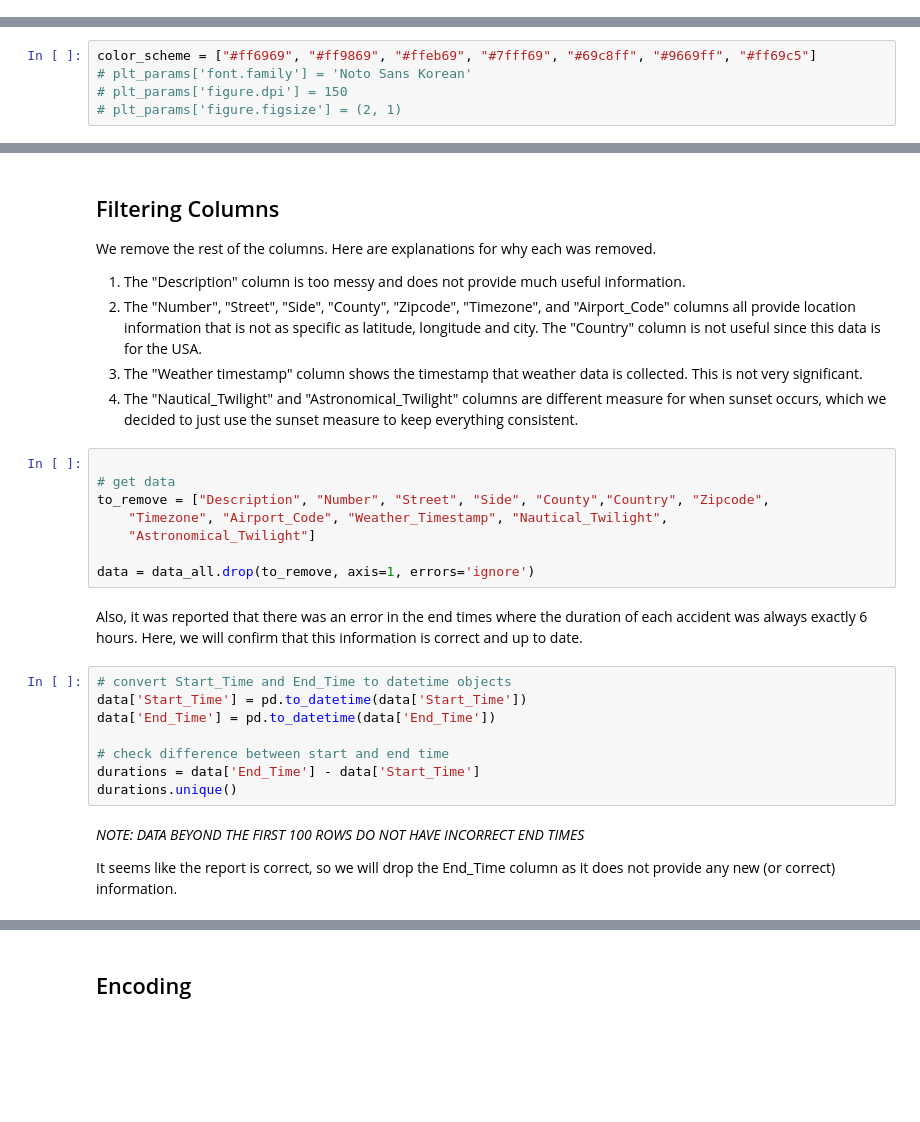
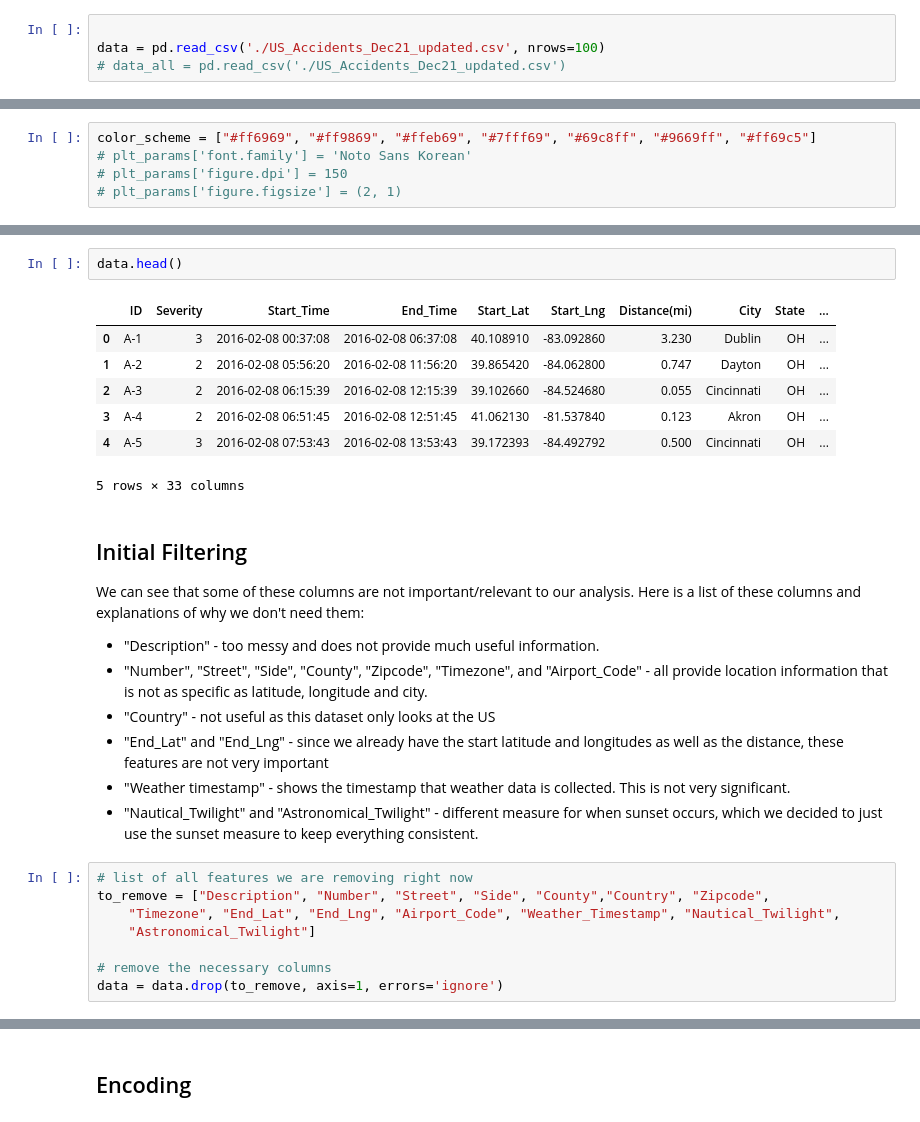
Before and after one commit to kashishpt/CMSC320FinalProject, a Jupyter notebook: main.ipynb, the cells around one changed output, grey strips where cells are left out. Cells and saved outputs as stored; diff of their text form; blank space fills up the shorter version.

```diff
--- a/main.ipynb
+++ b/main.ipynb
@@ -46,0 +48,4 @@ data_all.head()
+# %%
+
+data = pd.read_csv('./US_Accidents_Dec21_updated.csv', nrows=100)
+# data_all = pd.read_csv('./US_Accidents_Dec21_updated.csv')
@@ -55,29 +75,29 @@ The above dataframe has 47 columns. We will not be using all of these columns. H
+# %%
+data.head()
+# %% [output]
+|  | ID | Severity | Start_Time | End_Time | Start_Lat | Start_Lng | Distance(mi) | City | State | ... |
+| 0 | A-1 | 3 | 2016-02-08 00:37:08 | 2016-02-08 06:37:08 | 40.108910 | -83.092860 | 3.230 | Dublin | OH | ... |
+| 1 | A-2 | 2 | 2016-02-08 05:56:20 | 2016-02-08 11:56:20 | 39.865420 | -84.062800 | 0.747 | Dayton | OH | ... |
+| 2 | A-3 | 2 | 2016-02-08 06:15:39 | 2016-02-08 12:15:39 | 39.102660 | -84.524680 | 0.055 | Cincinnati | OH | ... |
+| 3 | A-4 | 2 | 2016-02-08 06:51:45 | 2016-02-08 12:51:45 | 41.062130 | -81.537840 | 0.123 | Akron | OH | ... |
+| 4 | A-5 | 3 | 2016-02-08 07:53:43 | 2016-02-08 13:53:43 | 39.172393 | -84.492792 | 0.500 | Cincinnati | OH | ... |
+5 rows × 33 columns
 # %% [markdown]
-## Filtering Columns
-We remove the rest of the columns. Here are explanations for why each was removed.
-1. The "Description" column is too messy and does not provide much useful information.
-2. The "Number", "Street", "Side", "County", "Zipcode", "Timezone", and "Airport_Code" columns all provide location information that is not as specific as latitude, longitude and city. The "Country" column is not useful since this data is for the USA.
-3. The "Weather timestamp" column shows the timestamp that weather data is collected. This is not very significant.
-4. The "Nautical_Twilight" and "Astronomical_Twilight" columns are different measure for when sunset occurs, which we decided to just use the sunset measure to keep everything consistent.
+## Initial Filtering
+
+We can see that some of these columns are not important/relevant to our analysis. Here is a list of these columns and explanations of why we don't need them:
+
+- "Description" - too messy and does not provide much useful information.
+- "Number", "Street", "Side", "County", "Zipcode", "Timezone", and "Airport_Code" - all provide location information that is not as specific as latitude, longitude and city.
+- "Country" - not useful as this dataset only looks at the US
+- "End_Lat" and "End_Lng" - since we already have the start latitude and longitudes as well as the distance, these features are not very important
+- "Weather timestamp" - shows the timestamp that weather data is collected. This is not very significant.
+- "Nautical_Twilight" and "Astronomical_Twilight" - different measure for when sunset occurs, which we decided to just use the sunset measure to keep everything consistent.
 # %%
-
-# get data
+# list of all features we are removing right now
 to_remove = ["Description", "Number", "Street", "Side", "County","Country", "Zipcode",
-    "Timezone", "Airport_Code", "Weather_Timestamp", "Nautical_Twilight",
+    "Timezone", "End_Lat", "End_Lng", "Airport_Code", "Weather_Timestamp", "Nautical_Twilight",
     "Astronomical_Twilight"]
 
-data = data_all.drop(to_remove, axis=1, errors='ignore')
+# remove the necessary columns
+data = data.drop(to_remove, axis=1, errors='ignore')
-# %% [markdown]
-Also, it was reported that there was an error in the end times where the duration of each accident was always exactly 6 hours. Here, we will confirm that this information is correct and up to date.
-# %%
-# convert Start_Time and End_Time to datetime objects
-data['Start_Time'] = pd.to_datetime(data['Start_Time'])
-data['End_Time'] = pd.to_datetime(data['End_Time'])
-
-# check difference between start and end time
-durations = data['End_Time'] - data['Start_Time']
-durations.unique()
-# %% [markdown]
-*NOTE: DATA BEYOND THE FIRST 100 ROWS DO NOT HAVE INCORRECT END TIMES*
-
-It seems like the report is correct, so we will drop the End_Time column as it does not provide any new (or correct) information.
```
Also changed, not shown: parts of 17 cells of this notebook.
